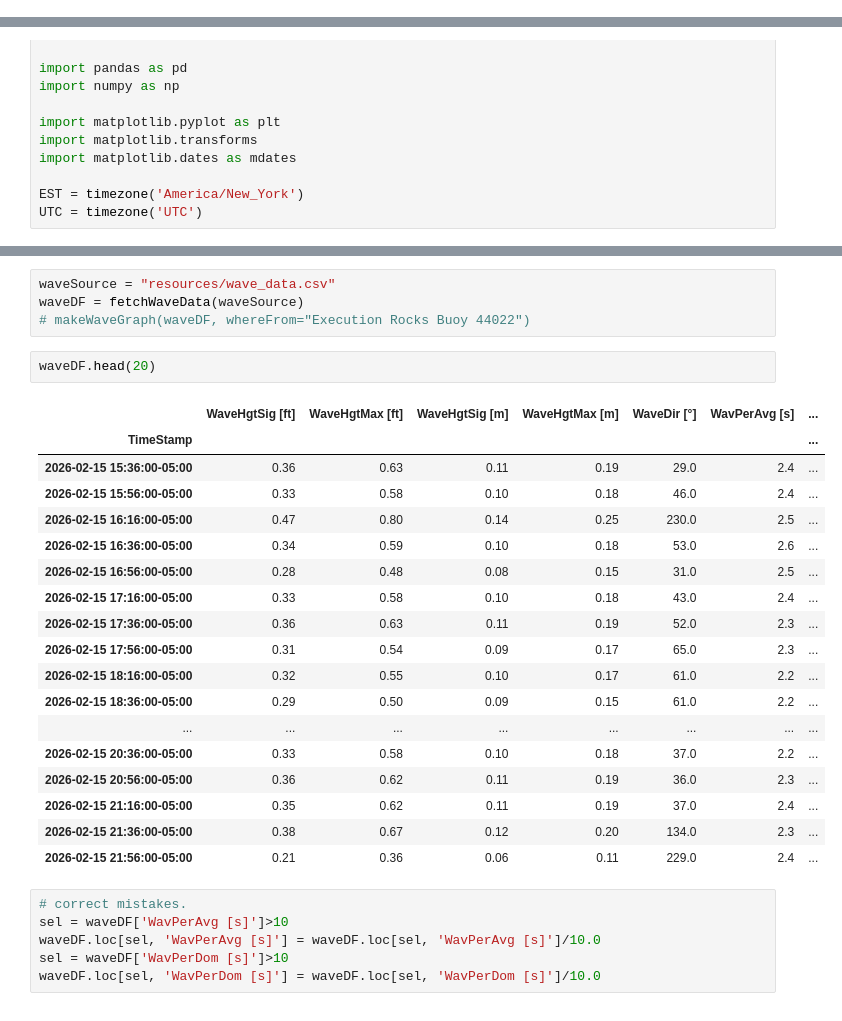
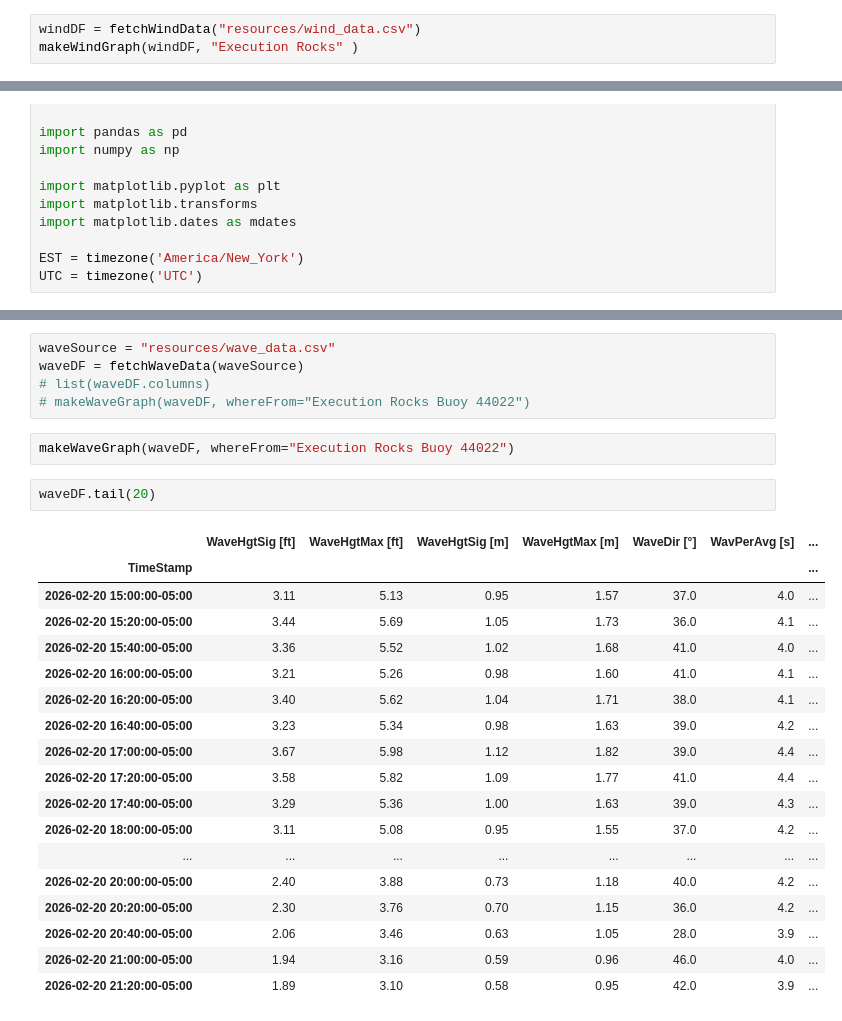
Before and after one commit to pbeeken/WeatherKiosk, a Jupyter notebook: WeatherTests.ipynb, the cells around one changed output, grey strips where cells are left out. Drawn from its saved outputs; the diff is of its cells as text.

Commit message:
Organized a possible way to look at the wave information. Fixed the canonical direction  function for the North direction.

```diff
--- a/WeatherTests.ipynb
+++ b/WeatherTests.ipynb
@@ -2271,3 +2275,6 @@ def makeWindGraph(windDF, whereFrom=""):
     #   fig.show()
     fig.savefig(imageRef, bbox_inches='tight', transparent=True)
     plt.close(fig)
+# %%
+windDF = fetchWindData("resources/wind_data.csv")
+makeWindGraph(windDF, "Execution Rocks" )
@@ -2463,31 +2476,28 @@ def makeWaveGraph(waveDF, whereFrom=""):
 # %%
 waveSource = "resources/wave_data.csv"
 waveDF = fetchWaveData(waveSource)
+# list(waveDF.columns)
 # makeWaveGraph(waveDF, whereFrom="Execution Rocks Buoy 44022")
+# %%
+makeWaveGraph(waveDF, whereFrom="Execution Rocks Buoy 44022")
 # %%
-waveDF.head(20)
+waveDF.tail(20)
 # %% [output]
 |  | WaveHgtSig [ft] | WaveHgtMax [ft] | WaveHgtSig [m] | WaveHgtMax [m] | WaveDir [°] | WavPerAvg [s] | ... |
 | TimeStamp |  |  |  |  |  |  | ... |
-| 2026-02-15 15:36:00-05:00 | 0.36 | 0.63 | 0.11 | 0.19 | 29.0 | 2.4 | ... |
-| 2026-02-15 15:56:00-05:00 | 0.33 | 0.58 | 0.10 | 0.18 | 46.0 | 2.4 | ... |
-| 2026-02-15 16:16:00-05:00 | 0.47 | 0.80 | 0.14 | 0.25 | 230.0 | 2.5 | ... |
-| 2026-02-15 16:36:00-05:00 | 0.34 | 0.59 | 0.10 | 0.18 | 53.0 | 2.6 | ... |
-| 2026-02-15 16:56:00-05:00 | 0.28 | 0.48 | 0.08 | 0.15 | 31.0 | 2.5 | ... |
-| 2026-02-15 17:16:00-05:00 | 0.33 | 0.58 | 0.10 | 0.18 | 43.0 | 2.4 | ... |
-| 2026-02-15 17:36:00-05:00 | 0.36 | 0.63 | 0.11 | 0.19 | 52.0 | 2.3 | ... |
-| 2026-02-15 17:56:00-05:00 | 0.31 | 0.54 | 0.09 | 0.17 | 65.0 | 2.3 | ... |
-| 2026-02-15 18:16:00-05:00 | 0.32 | 0.55 | 0.10 | 0.17 | 61.0 | 2.2 | ... |
-| 2026-02-15 18:36:00-05:00 | 0.29 | 0.50 | 0.09 | 0.15 | 61.0 | 2.2 | ... |
+| 2026-02-20 15:00:00-05:00 | 3.11 | 5.13 | 0.95 | 1.57 | 37.0 | 4.0 | ... |
+| 2026-02-20 15:20:00-05:00 | 3.44 | 5.69 | 1.05 | 1.73 | 36.0 | 4.1 | ... |
+| 2026-02-20 15:40:00-05:00 | 3.36 | 5.52 | 1.02 | 1.68 | 41.0 | 4.0 | ... |
+| 2026-02-20 16:00:00-05:00 | 3.21 | 5.26 | 0.98 | 1.60 | 41.0 | 4.1 | ... |
+| 2026-02-20 16:20:00-05:00 | 3.40 | 5.62 | 1.04 | 1.71 | 38.0 | 4.1 | ... |
+| 2026-02-20 16:40:00-05:00 | 3.23 | 5.34 | 0.98 | 1.63 | 39.0 | 4.2 | ... |
+| 2026-02-20 17:00:00-05:00 | 3.67 | 5.98 | 1.12 | 1.82 | 39.0 | 4.4 | ... |
+| 2026-02-20 17:20:00-05:00 | 3.58 | 5.82 | 1.09 | 1.77 | 41.0 | 4.4 | ... |
+| 2026-02-20 17:40:00-05:00 | 3.29 | 5.36 | 1.00 | 1.63 | 39.0 | 4.3 | ... |
+| 2026-02-20 18:00:00-05:00 | 3.11 | 5.08 | 0.95 | 1.55 | 37.0 | 4.2 | ... |
 | ... | ... | ... | ... | ... | ... | ... | ... |
-| 2026-02-15 20:36:00-05:00 | 0.33 | 0.58 | 0.10 | 0.18 | 37.0 | 2.2 | ... |
-| 2026-02-15 20:56:00-05:00 | 0.36 | 0.62 | 0.11 | 0.19 | 36.0 | 2.3 | ... |
-| 2026-02-15 21:16:00-05:00 | 0.35 | 0.62 | 0.11 | 0.19 | 37.0 | 2.4 | ... |
-| 2026-02-15 21:36:00-05:00 | 0.38 | 0.67 | 0.12 | 0.20 | 134.0 | 2.3 | ... |
-| 2026-02-15 21:56:00-05:00 | 0.21 | 0.36 | 0.06 | 0.11 | 229.0 | 2.4 | ... |
+| 2026-02-20 20:00:00-05:00 | 2.40 | 3.88 | 0.73 | 1.18 | 40.0 | 4.2 | ... |
+| 2026-02-20 20:20:00-05:00 | 2.30 | 3.76 | 0.70 | 1.15 | 36.0 | 4.2 | ... |
+| 2026-02-20 20:40:00-05:00 | 2.06 | 3.46 | 0.63 | 1.05 | 28.0 | 3.9 | ... |
+| 2026-02-20 21:00:00-05:00 | 1.94 | 3.16 | 0.59 | 0.96 | 46.0 | 4.0 | ... |
+| 2026-02-20 21:20:00-05:00 | 1.89 | 3.10 | 0.58 | 0.95 | 42.0 | 3.9 | ... |
-# %%
-# correct mistakes.
-sel = waveDF['WavPerAvg [s]']>10
-waveDF.loc[sel, 'WavPerAvg [s]'] = waveDF.loc[sel, 'WavPerAvg [s]']/10.0
-sel = waveDF['WavPerDom [s]']>10
-waveDF.loc[sel, 'WavPerDom [s]'] = waveDF.loc[sel, 'WavPerDom [s]']/10.0
```
Also changed, not shown: parts of 9 cells of this notebook, 3 other files.
